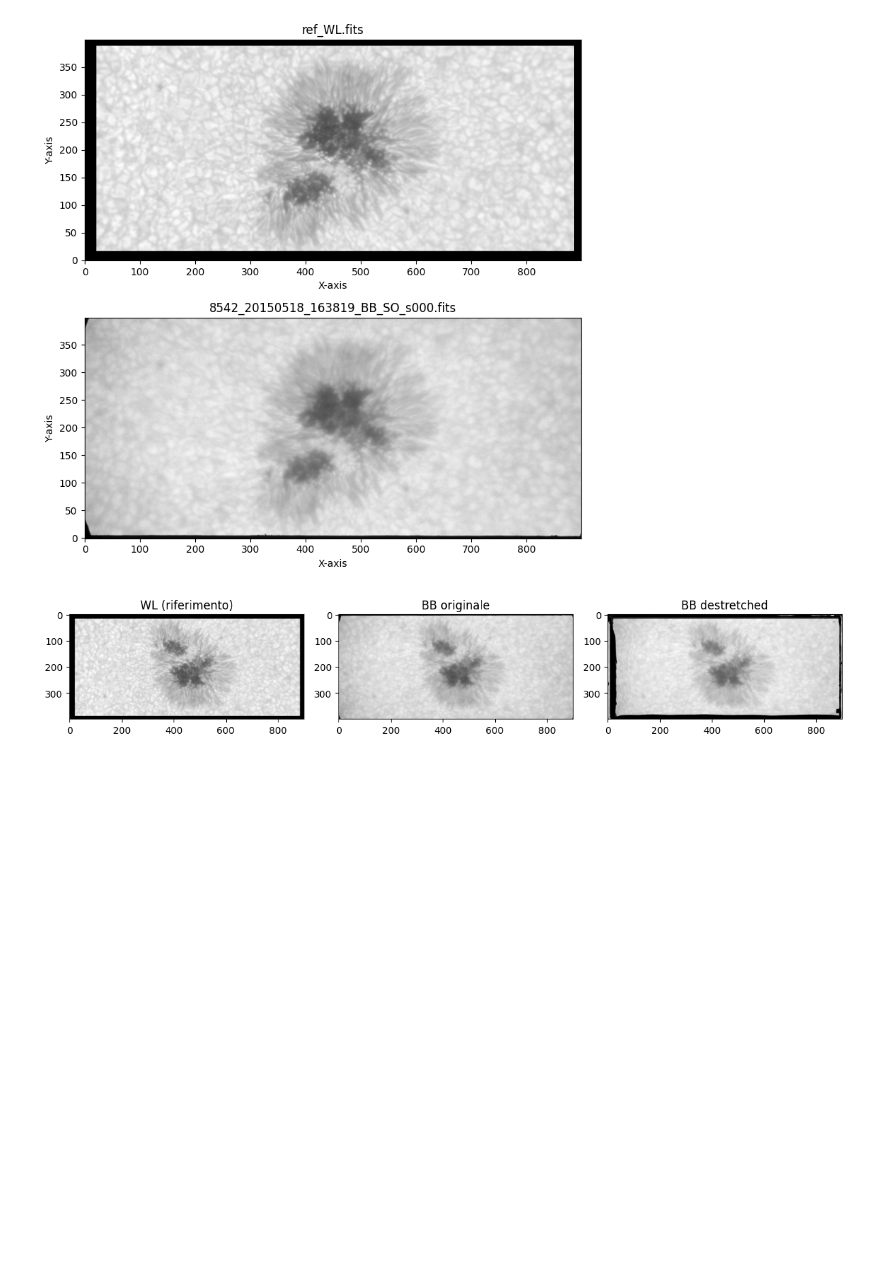
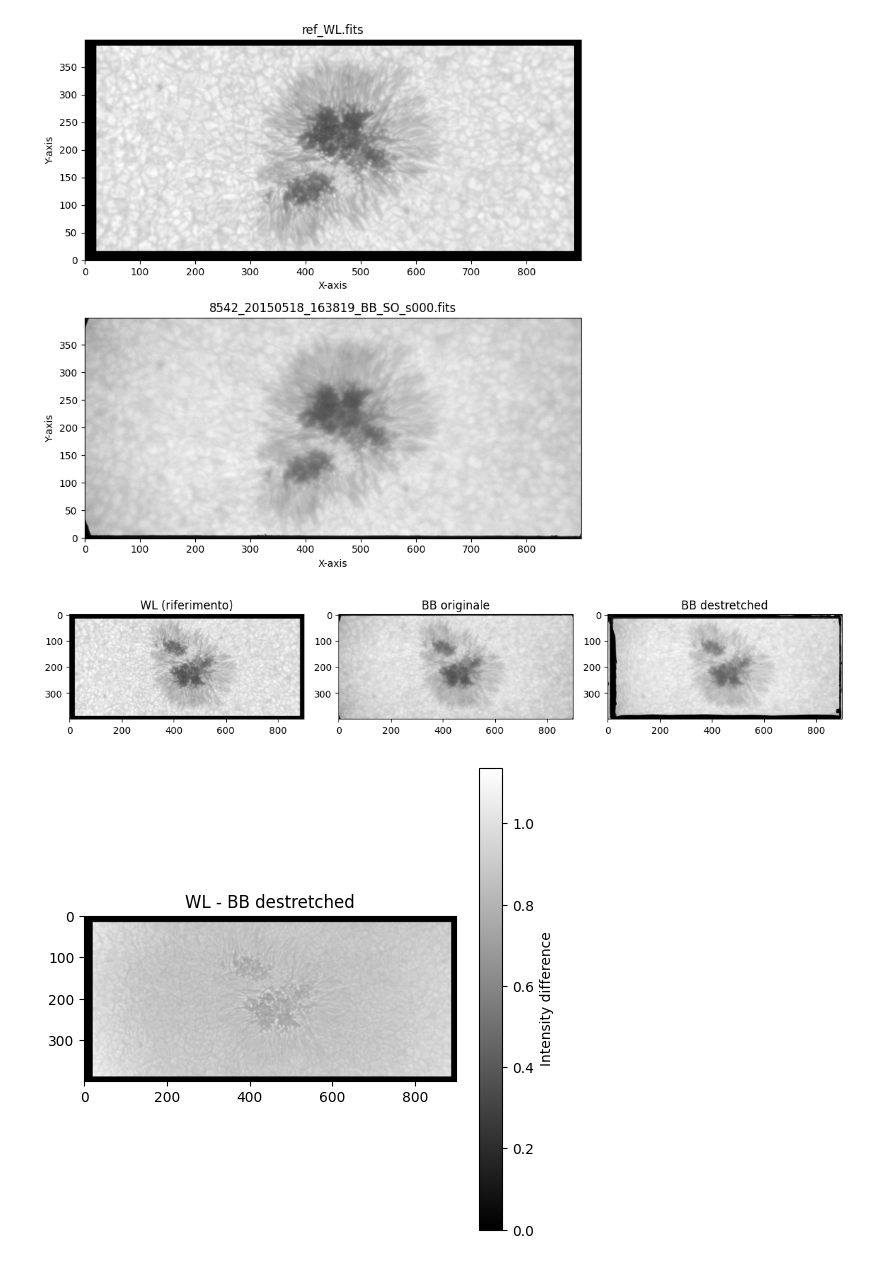
Before and after one commit to FabianaFerrente/ibis_pipeline, a Jupyter notebook: dest_ibis.ipynb, the cells around one changed output. Saved outputs shown, nothing was run; the diff lists cells and outputs as text; code cells hidden in the pictures; blank space fills up the shorter version.

```diff
--- a/dest_ibis.ipynb
+++ b/dest_ibis.ipynb
@@ -100,3 +100,15 @@ plt.tight_layout()
 plt.show()
 # %% [output]
 [figure]
+# %%
+# Subtract the destretched BB image from the WL image
+subtracted_image = wl_crop/bb
+
+# Display the subtracted image
+plt.figure(figsize=(6, 6))
+plt.title("WL - BB destretched")
+plt.imshow(subtracted_image, cmap='gray')
+plt.colorbar(label='Intensity difference')
+plt.show()
+# %% [output]
+[figure, added]
```
Also changed, not shown: parts of 2 cells of this notebook.
